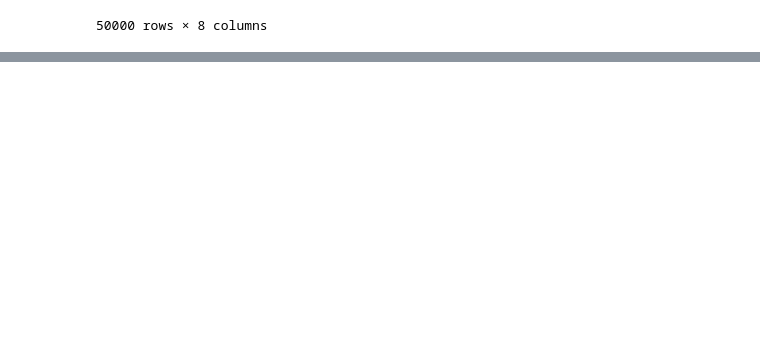
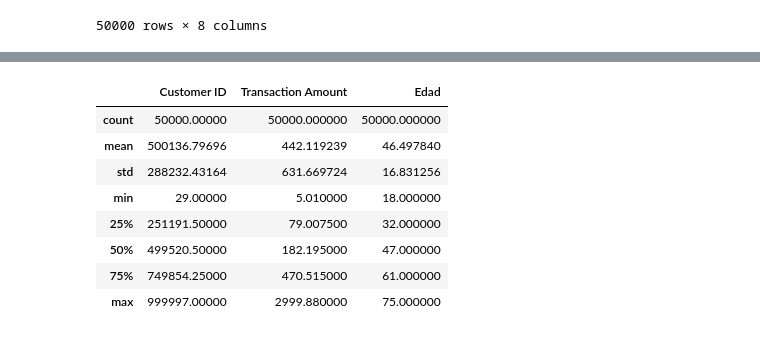
Before and after one commit to blackbrs/diplomado, a Jupyter notebook: Modulo 4/Laboratorio 1 - Modulo 4.ipynb, the cells around one changed output, grey strips where cells are left out. Drawn from its saved outputs; the diff is of its cells as text; code cells hidden in the pictures; blank space fills up the shorter version.

```diff
--- a/Modulo 4/Laboratorio 1 - Modulo 4.ipynb
+++ b/Modulo 4/Laboratorio 1 - Modulo 4.ipynb
@@ -101,8 +101,8 @@ consolidado_transacciones
 50000 rows × 9 columns
 # %%
 #Generar un tercer dataframe con una llave comun quepermita unificar o  mezclar
-df_merge = pd.merge(t_m,t_f,on=["Merchant Name", "Date"],how="inner")
-df_merge
+df_index = consolidado_transacciones.set_index('Category')
+df_index
 # %% [output]
 |  | Customer ID | Name | Surname | Gender | Birthdate | Transaction Amount | Date | Merchant Name |
 | Category |  |  |  |  |  |  |  |  |
@@ -120,0 +176,11 @@ df_merge
+# %%
+# Obtener la edad promedio de las personas que realizaron compras, para cada una de las categorias
+from datetime import datetime, date
+def edad(nacimiento):
+    nacimiento = datetime.strptime(nacimiento, "%d/%m/%Y").date()
+    hoy = date.today()
+    return hoy.year - nacimiento.year - ((nacimiento.month,  nacimiento.day) < (nacimiento.month,  nacimiento.day))
+
+# Agregando una nueva columna que represente la edad
+consolidado_transacciones["Edad"] = consolidado_transacciones["Birthdate"].apply(edad)
+consolidado_transacciones.groupby(["Category"])["Edad"].mean().sort_values(ascending = False)
@@ -120,0 +196,13 @@ df_merge
+# %%
+# Analisis descriptivo
+consolidado_transacciones.describe()
+# %% [output]
+|  | Customer ID | Transaction Amount | Edad |
+| count | 50000.00000 | 50000.000000 | 50000.000000 |
+| mean | 500136.79696 | 442.119239 | 46.497840 |
+| std | 288232.43164 | 631.669724 | 16.831256 |
+| min | 29.00000 | 5.010000 | 18.000000 |
+| 25% | 251191.50000 | 79.007500 | 32.000000 |
+| 50% | 499520.50000 | 182.195000 | 47.000000 |
+| 75% | 749854.25000 | 470.515000 | 61.000000 |
+| max | 999997.00000 | 2999.880000 | 75.000000 |
```
Also changed, not shown: parts of 6 cells of this notebook.
